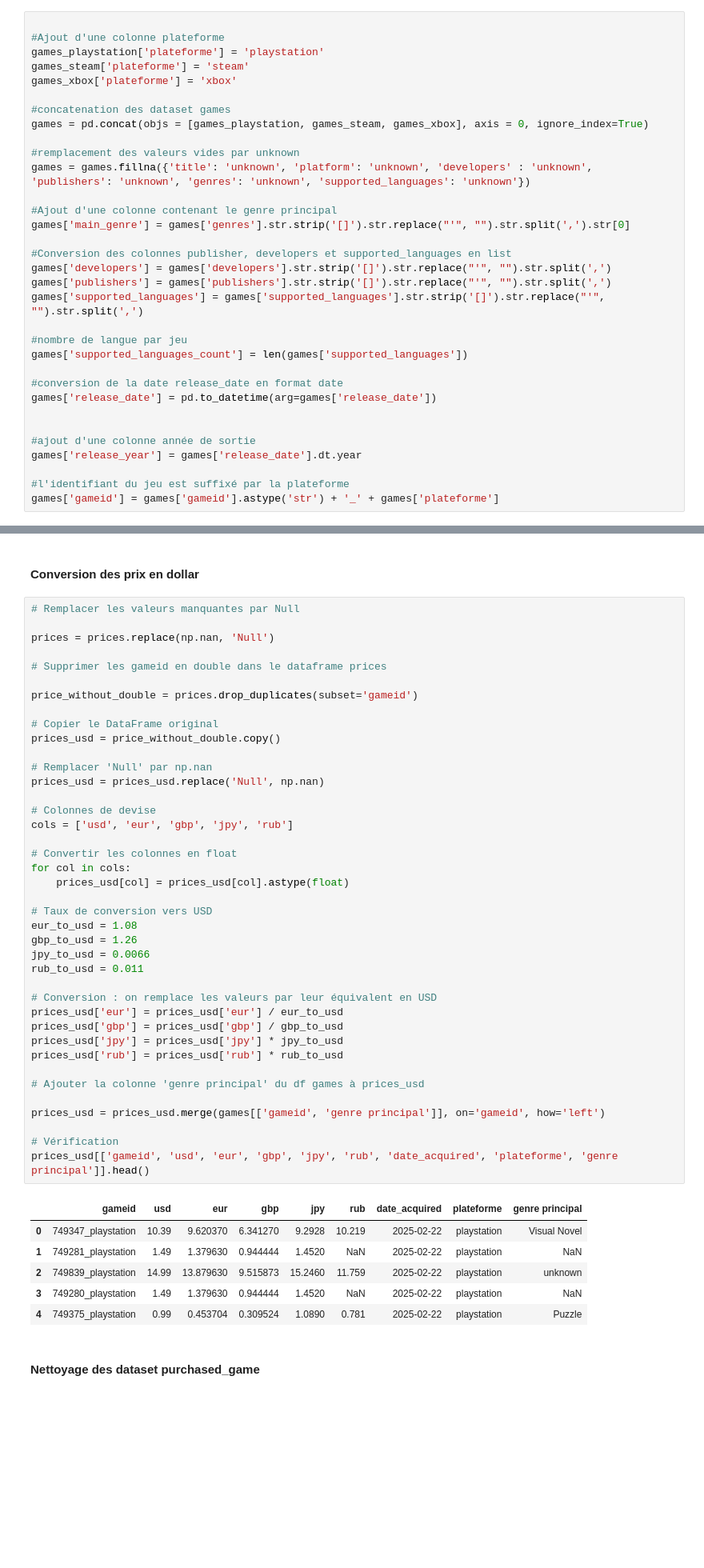
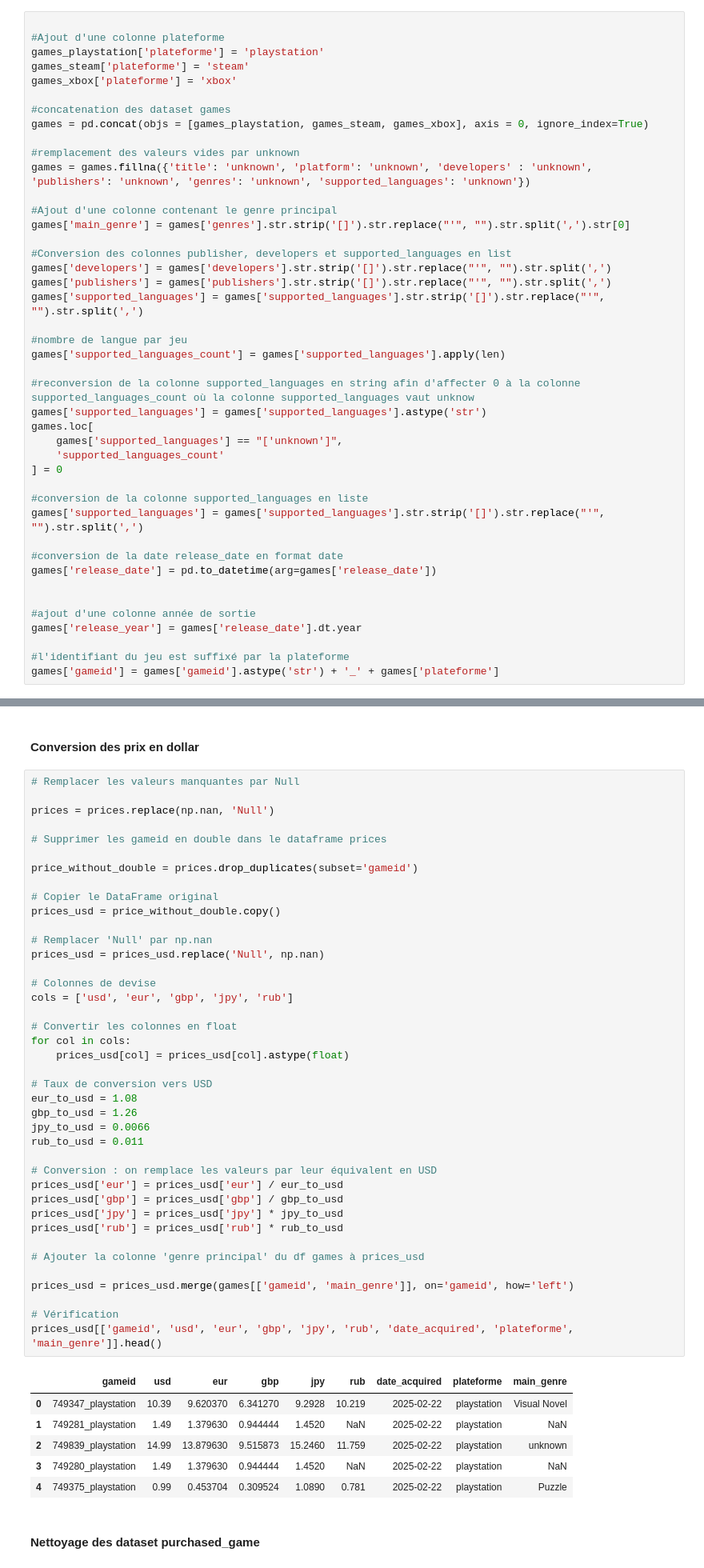
Before and after one commit to isanyams/projet-jeux-video, a Jupyter notebook: projet_jeux_videos_final.ipynb, the cells around one changed output, grey strips where cells are left out. Shown: that part at 80% size. Saved outputs shown, nothing was run; the diff lists cells and outputs as text; blank space fills up the shorter version.

Commit message:
correction du nom d une colonne et correction du calcul du nombre de langue

```diff
--- a/projet_jeux_videos_final.ipynb
+++ b/projet_jeux_videos_final.ipynb
@@ -257,7 +257,17 @@ games['publishers'] = games['publishers'].str.strip('[]').str.replace("'", "").s
 games['supported_languages'] = games['supported_languages'].str.strip('[]').str.replace("'", "").str.split(',')
 
 #nombre de langue par jeu
-games['supported_languages_count'] = len(games['supported_languages'])
+games['supported_languages_count'] = games['supported_languages'].apply(len)
+
+#reconversion de la colonne supported_languages en string afin d'affecter 0 à la colonne supported_languages_count où la colonne supported_languages vaut unknow
+games['supported_languages'] = games['supported_languages'].astype('str')
+games.loc[
+    games['supported_languages'] == "['unknown']",
+    'supported_languages_count'
+] = 0
+
+#conversion de la colonne supported_languages en liste
+games['supported_languages'] = games['supported_languages'].str.strip('[]').str.replace("'", "").str.split(',')
 
 #conversion de la date release_date en format date
 games['release_date'] = pd.to_datetime(arg=games['release_date'])
@@ -410,36 +420,36 @@ price_without_double = prices.drop_duplicates(subset='gameid')
 # Copier le DataFrame original
 prices_usd = price_without_double.copy()
 
 # Remplacer 'Null' par np.nan
 prices_usd = prices_usd.replace('Null', np.nan)
 
 # Colonnes de devise
 cols = ['usd', 'eur', 'gbp', 'jpy', 'rub']
 
 # Convertir les colonnes en float
 for col in cols:
     prices_usd[col] = prices_usd[col].astype(float)
 
 # Taux de conversion vers USD
 eur_to_usd = 1.08
 gbp_to_usd = 1.26
 jpy_to_usd = 0.0066
 rub_to_usd = 0.011
 
 # Conversion : on remplace les valeurs par leur équivalent en USD
 prices_usd['eur'] = prices_usd['eur'] / eur_to_usd
 prices_usd['gbp'] = prices_usd['gbp'] / gbp_to_usd
 prices_usd['jpy'] = prices_usd['jpy'] * jpy_to_usd
 prices_usd['rub'] = prices_usd['rub'] * rub_to_usd
 
 # Ajouter la colonne 'genre principal' du df games à prices_usd
 
-prices_usd = prices_usd.merge(games[['gameid', 'genre principal']], on='gameid', how='left')
+prices_usd = prices_usd.merge(games[['gameid', 'main_genre']], on='gameid', how='left')
 
 # Vérification
-prices_usd[['gameid', 'usd', 'eur', 'gbp', 'jpy', 'rub', 'date_acquired', 'plateforme', 'genre principal']].head()
+prices_usd[['gameid', 'usd', 'eur', 'gbp', 'jpy', 'rub', 'date_acquired', 'plateforme', 'main_genre']].head()
 # %% [output]
-|  | gameid | usd | eur | gbp | jpy | rub | date_acquired | plateforme | genre principal |
+|  | gameid | usd | eur | gbp | jpy | rub | date_acquired | plateforme | main_genre |
 | 0 | 749347_playstation | 10.39 | 9.620370 | 6.341270 | 9.2928 | 10.219 | 2025-02-22 | playstation | Visual Novel |
 | 1 | 749281_playstation | 1.49 | 1.379630 | 0.944444 | 1.4520 | NaN | 2025-02-22 | playstation | NaN |
 | 2 | 749839_playstation | 14.99 | 13.879630 | 9.515873 | 15.2460 | 11.759 | 2025-02-22 | playstation | unknown |
```
